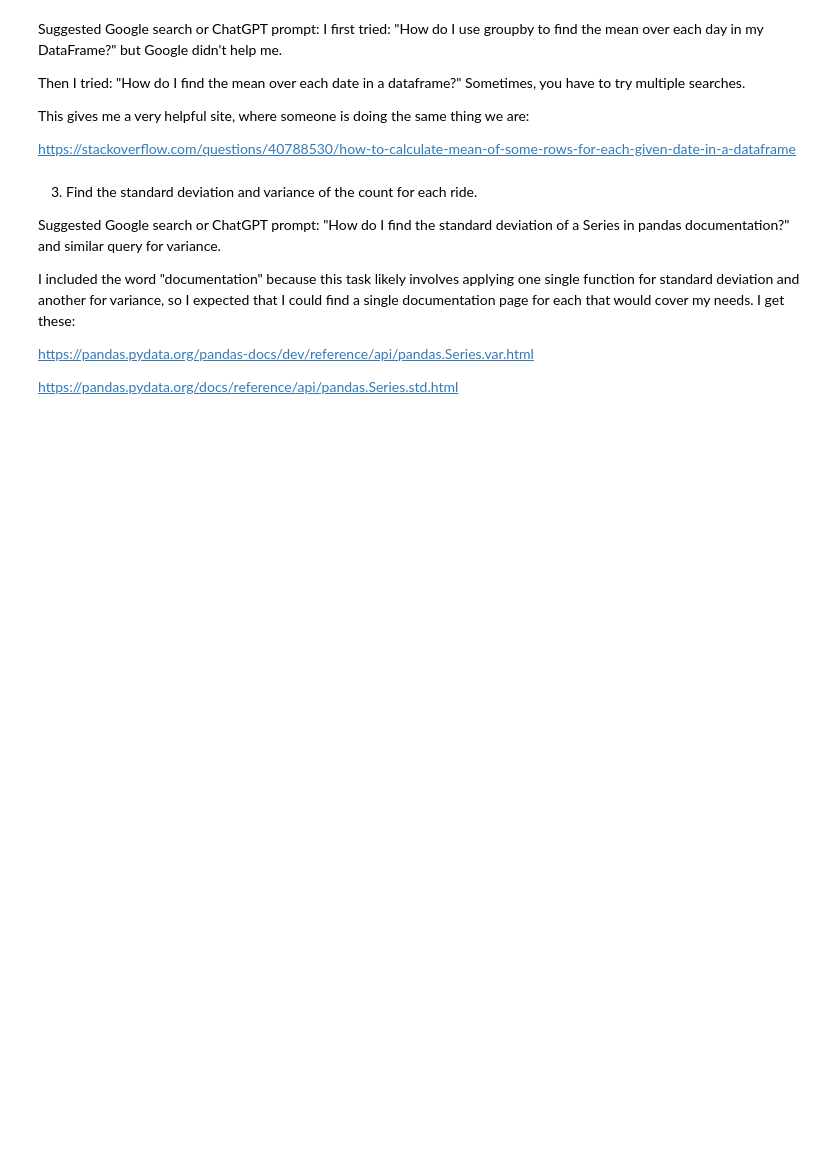
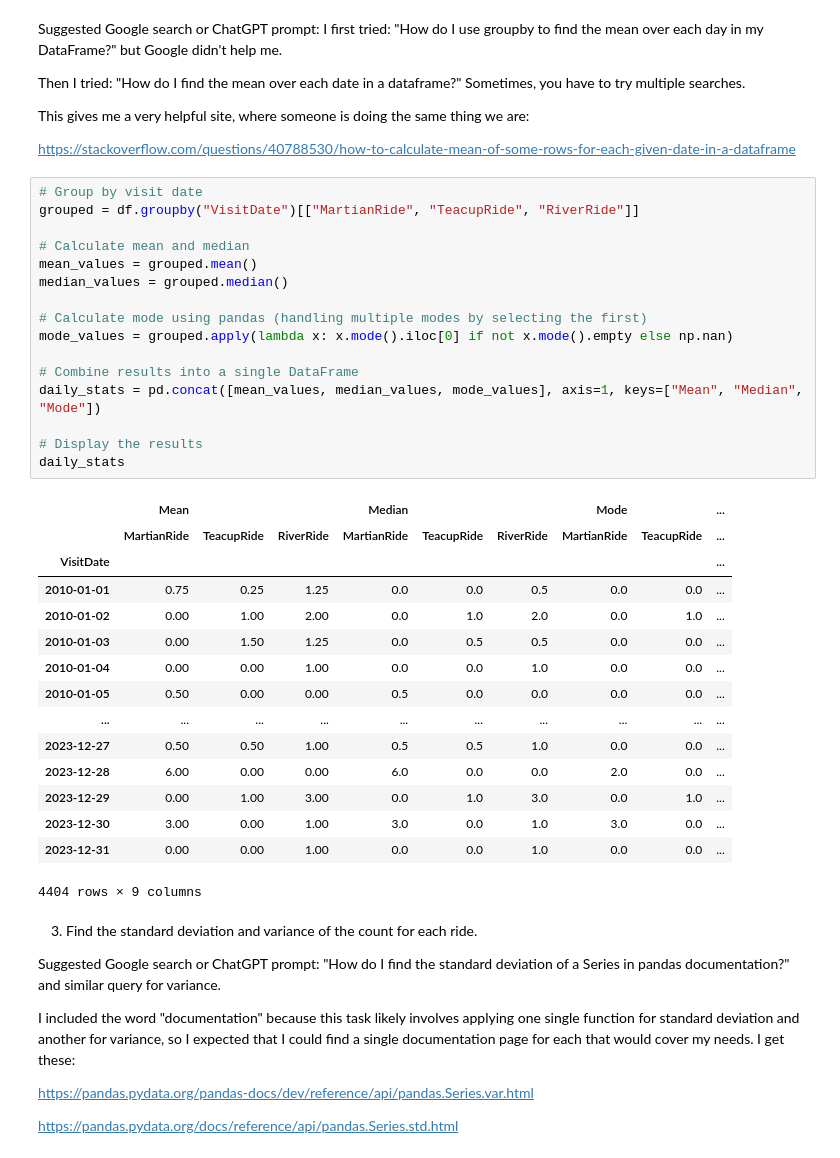
Before and after one commit to tbeerio/AI-For-Leaders, a Jupyter notebook: OMDS-ModB2-Week3-Beer-Tim.ipynb, the cells around one changed output. Drawn from its saved outputs; the diff is of its cells as text; blank space fills up the shorter version.

```diff
--- a/OMDS-ModB2-Week3-Beer-Tim.ipynb
+++ b/OMDS-ModB2-Week3-Beer-Tim.ipynb
@@ -206,6 +228,38 @@ Then I tried: "How do I find the mean over each date in a dataframe?"  Sometimes
 This gives me a very helpful site, where someone is doing the same thing we are:
 
 https://stackoverflow.com/questions/40788530/how-to-calculate-mean-of-some-rows-for-each-given-date-in-a-dataframe
+# %%
+# Group by visit date
+grouped = df.groupby("VisitDate")[["MartianRide", "TeacupRide", "RiverRide"]]
+
+# Calculate mean and median
+mean_values = grouped.mean()
+median_values = grouped.median()
+
+# Calculate mode using pandas (handling multiple modes by selecting the first)
+mode_values = grouped.apply(lambda x: x.mode().iloc[0] if not x.mode().empty else np.nan)
+
+# Combine results into a single DataFrame
+daily_stats = pd.concat([mean_values, median_values, mode_values], axis=1, keys=["Mean", "Median", "Mode"])
+
+# Display the results
+daily_stats
+# %% [output]
+|  | Mean |  |  | Median |  |  | Mode |  | ... |
+|  | MartianRide | TeacupRide | RiverRide | MartianRide | TeacupRide | RiverRide | MartianRide | TeacupRide | ... |
+| VisitDate |  |  |  |  |  |  |  |  | ... |
+| 2010-01-01 | 0.75 | 0.25 | 1.25 | 0.0 | 0.0 | 0.5 | 0.0 | 0.0 | ... |
+| 2010-01-02 | 0.00 | 1.00 | 2.00 | 0.0 | 1.0 | 2.0 | 0.0 | 1.0 | ... |
+| 2010-01-03 | 0.00 | 1.50 | 1.25 | 0.0 | 0.5 | 0.5 | 0.0 | 0.0 | ... |
+| 2010-01-04 | 0.00 | 0.00 | 1.00 | 0.0 | 0.0 | 1.0 | 0.0 | 0.0 | ... |
+| 2010-01-05 | 0.50 | 0.00 | 0.00 | 0.5 | 0.0 | 0.0 | 0.0 | 0.0 | ... |
+| ... | ... | ... | ... | ... | ... | ... | ... | ... | ... |
+| 2023-12-27 | 0.50 | 0.50 | 1.00 | 0.5 | 0.5 | 1.0 | 0.0 | 0.0 | ... |
+| 2023-12-28 | 6.00 | 0.00 | 0.00 | 6.0 | 0.0 | 0.0 | 2.0 | 0.0 | ... |
+| 2023-12-29 | 0.00 | 1.00 | 3.00 | 0.0 | 1.0 | 3.0 | 0.0 | 1.0 | ... |
+| 2023-12-30 | 3.00 | 0.00 | 1.00 | 3.0 | 0.0 | 1.0 | 3.0 | 0.0 | ... |
+| 2023-12-31 | 0.00 | 0.00 | 1.00 | 0.0 | 0.0 | 1.0 | 0.0 | 0.0 | ... |
+4404 rows × 9 columns
 # %% [markdown]
 3. Find the standard deviation and variance of the count for each ride.
 
```
Also changed, not shown: parts of 2 cells of this notebook.
